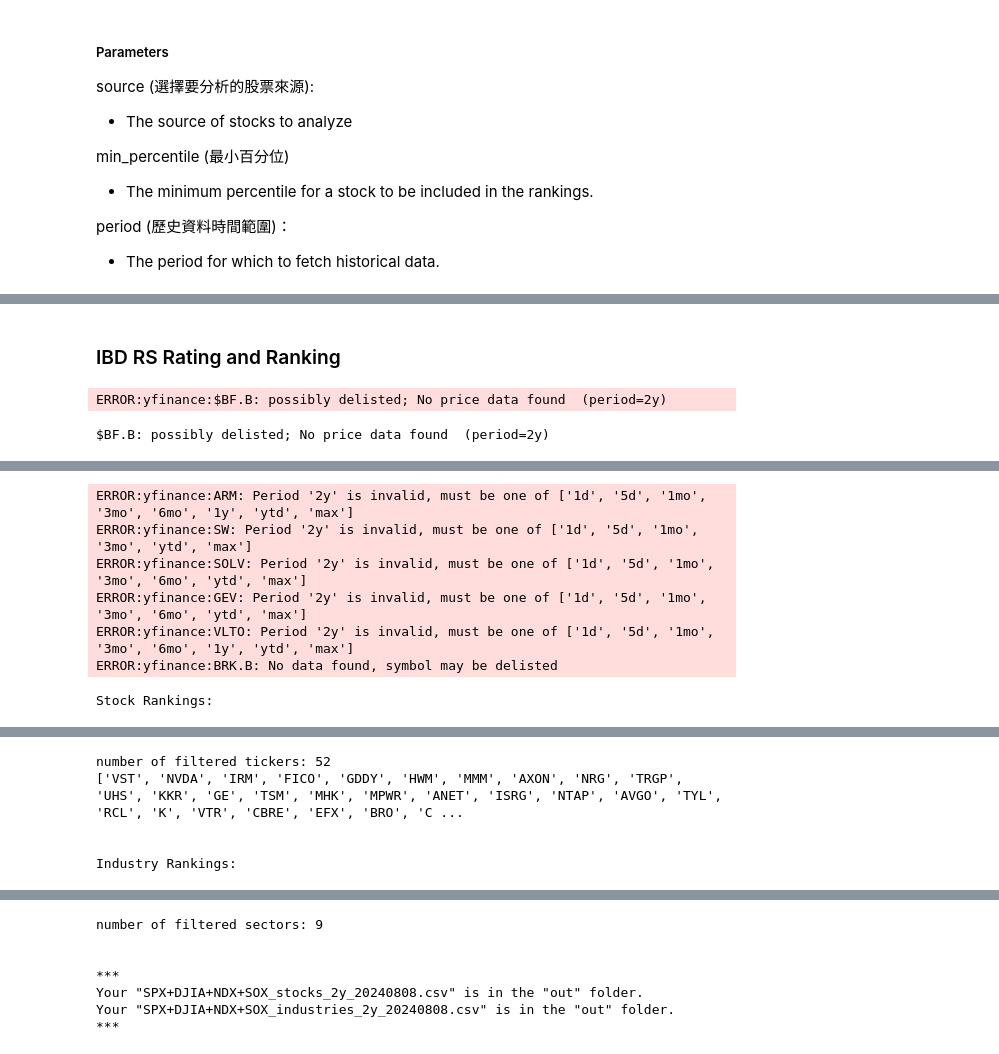
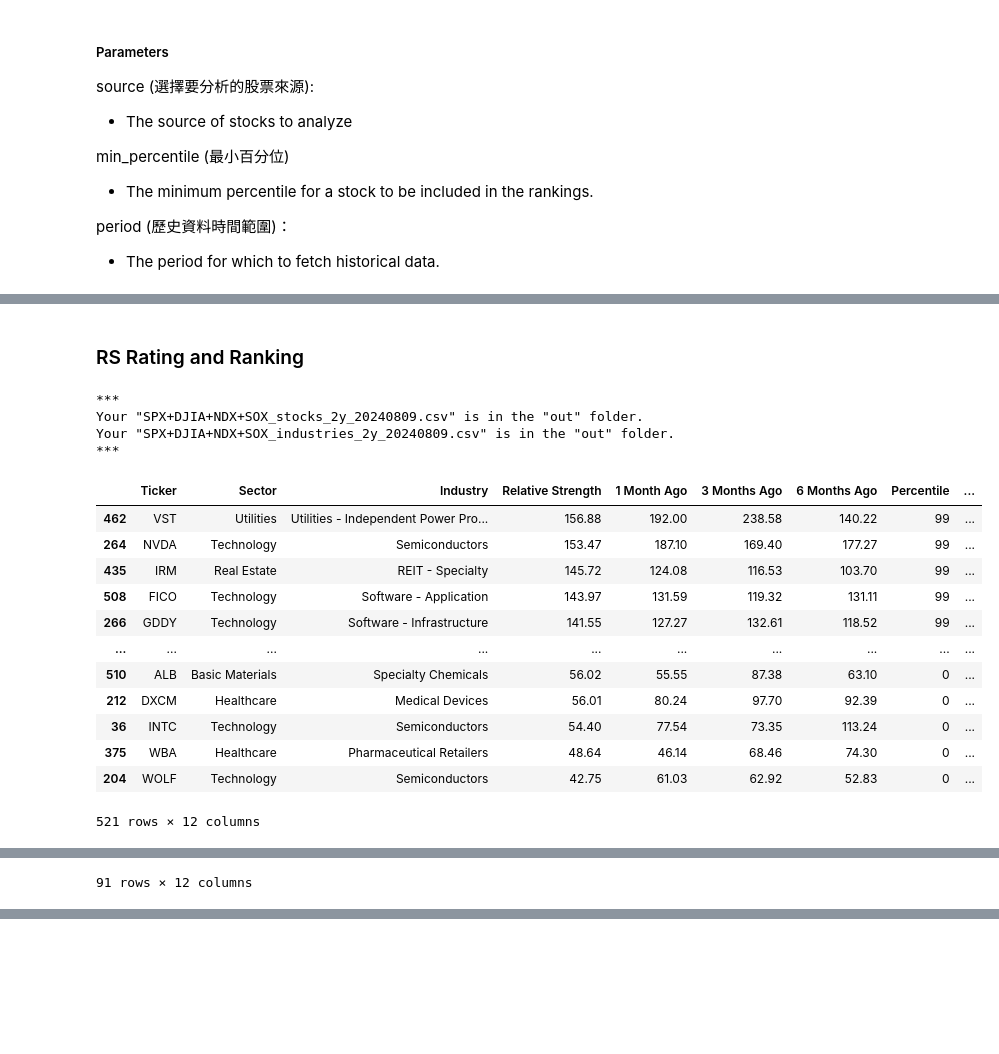
Before and after one commit to yorkjong/vistock, a Jupyter notebook: notebooks/ibd_demo.ipynb, the cells around one changed output, grey strips where cells are left out. Drawn from its saved outputs; the diff is of its cells as text; code cells hidden in the pictures; blank space fills up the shorter version.

```diff
--- a/notebooks/ibd_demo.ipynb
+++ b/notebooks/ibd_demo.ipynb
@@ -99,19 +107,35 @@ period (歷史資料時間範圍)：
 # %% [markdown]
-### IBD RS Rating and Ranking
+### RS Rating and Ranking
 # %%
 source = "All Indices" #@param ["S&P 500", "Dow Jones Industrial Average", "NASDAQ 100", "PHLX Semiconductor", "All Indices"]
-min_percentile = 90 # @param {"type":"slider","min":1,"max":99,"step":1}
 period = "2y" # @param ["6mo","1y","ytd","2y"]
 
 code_from_name = {
     'S&P 500': 'SPX',
     'Dow Jones Industrial Average': 'DJIA',
     'NASDAQ 100': 'NDX',
     'PHLX Semiconductor': 'SOX',
     'All Indices': 'SPX+DJIA+NDX+SOX',
 }
 
-rank_stock, rank_indust = rank(code_from_name[source], min_percentile, period)
+rank_stock, rank_indust = rank(code_from_name[source], period)
+display(rank_stock)
+display(rank_indust)
 # %% [output]
-ERROR:yfinance:$BF.B: possibly delisted; No price data found  (period=2y)
+***
+Your "SPX+DJIA+NDX+SOX_stocks_2y_20240809.csv" is in the "out" folder.
+Your "SPX+DJIA+NDX+SOX_industries_2y_20240809.csv" is in the "out" folder.
+***
+|  | Ticker | Sector | Industry | Relative Strength | 1 Month Ago | 3 Months Ago | 6 Months Ago | Percentile | ... |
+| 462 | VST | Utilities | Utilities - Independent Power Pro... | 156.88 | 192.00 | 238.58 | 140.22 | 99 | ... |
+| 264 | NVDA | Technology | Semiconductors | 153.47 | 187.10 | 169.40 | 177.27 | 99 | ... |
+| 435 | IRM | Real Estate | REIT - Specialty | 145.72 | 124.08 | 116.53 | 103.70 | 99 | ... |
+| 508 | FICO | Technology | Software - Application | 143.97 | 131.59 | 119.32 | 131.11 | 99 | ... |
+| 266 | GDDY | Technology | Software - Infrastructure | 141.55 | 127.27 | 132.61 | 118.52 | 99 | ... |
+| ... | ... | ... | ... | ... | ... | ... | ... | ... | ... |
+| 510 | ALB | Basic Materials | Specialty Chemicals | 56.02 | 55.55 | 87.38 | 63.10 | 0 | ... |
+| 212 | DXCM | Healthcare | Medical Devices | 56.01 | 80.24 | 97.70 | 92.39 | 0 | ... |
+| 36 | INTC | Technology | Semiconductors | 54.40 | 77.54 | 73.35 | 113.24 | 0 | ... |
+| 375 | WBA | Healthcare | Pharmaceutical Retailers | 48.64 | 46.14 | 68.46 | 74.30 | 0 | ... |
+| 204 | WOLF | Technology | Semiconductors | 42.75 | 61.03 | 62.92 | 52.83 | 0 | ... |
-$BF.B: possibly delisted; No price data found  (period=2y)
+521 rows × 12 columns
@@ -118,7 +154 @@ $BF.B: possibly delisted; No price data found  (period=2y)
-ERROR:yfinance:ARM: Period '2y' is invalid, must be one of ['1d', '5d', '1mo', '3mo', '6mo', '1y', 'ytd', 'max']
-ERROR:yfinance:SW: Period '2y' is invalid, must be one of ['1d', '5d', '1mo', '3mo', 'ytd', 'max']
-ERROR:yfinance:SOLV: Period '2y' is invalid, must be one of ['1d', '5d', '1mo', '3mo', '6mo', 'ytd', 'max']
-ERROR:yfinance:GEV: Period '2y' is invalid, must be one of ['1d', '5d', '1mo', '3mo', '6mo', 'ytd', 'max']
-ERROR:yfinance:VLTO: Period '2y' is invalid, must be one of ['1d', '5d', '1mo', '3mo', '6mo', '1y', 'ytd', 'max']
-ERROR:yfinance:BRK.B: No data found, symbol may be delisted
+91 rows × 12 columns
-Stock Rankings:
@@ -142,5 +154,0 @@ Stock Rankings:
-number of filtered tickers: 52
-['VST', 'NVDA', 'IRM', 'FICO', 'GDDY', 'HWM', 'MMM', 'AXON', 'NRG', 'TRGP', 'UHS', 'KKR', 'GE', 'TSM', 'MHK', 'MPWR', 'ANET', 'ISRG', 'NTAP', 'AVGO', 'TYL', 'RCL', 'K', 'VTR', 'CBRE', 'EFX', 'BRO', 'C ...
-
-
-Industry Rankings:
@@ -157,7 +154,0 @@ Industry Rankings:
-number of filtered sectors: 9
-
-
-***
-Your "SPX+DJIA+NDX+SOX_stocks_2y_20240808.csv" is in the "out" folder.
-Your "SPX+DJIA+NDX+SOX_industries_2y_20240808.csv" is in the "out" folder.
-***
```
Also changed, not shown: parts of 15 cells of this notebook.
